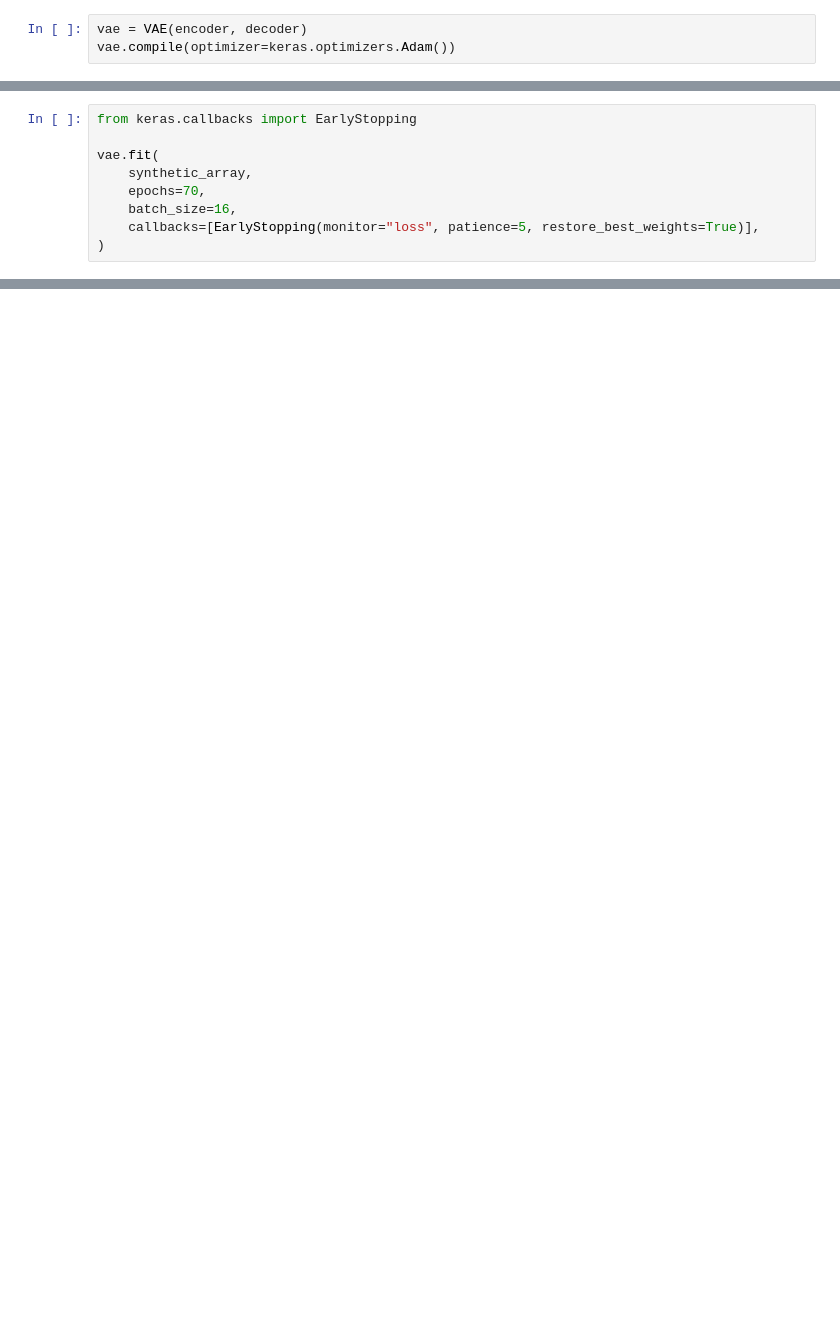
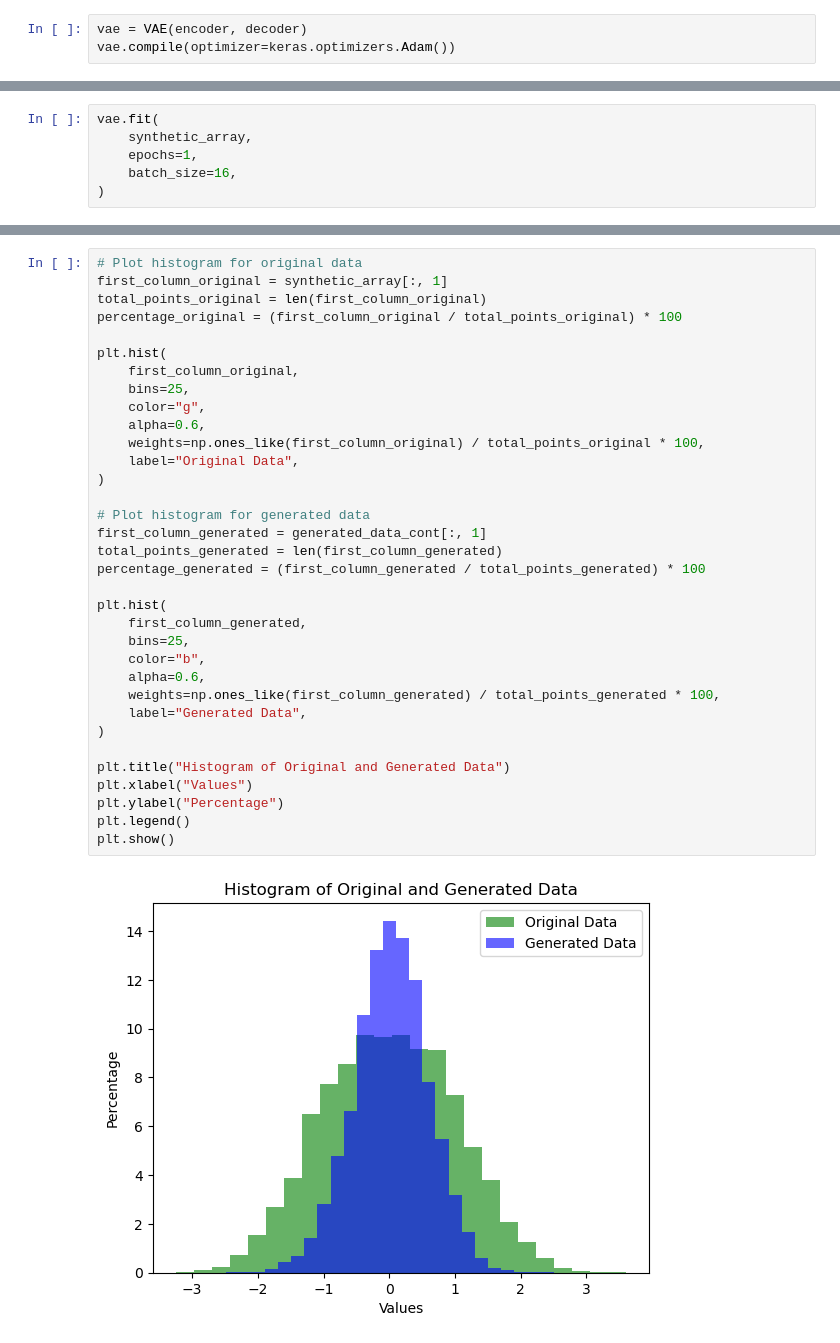
Before and after one commit to MaxIG1/var_auto_for_synth_data, a Jupyter notebook: notebooks/var_auto_working.ipynb, the cells around one changed output, grey strips where cells are left out. Saved outputs shown, nothing was run; the diff lists cells and outputs as text; blank space fills up the shorter version.

```diff
--- a/notebooks/var_auto_working.ipynb
+++ b/notebooks/var_auto_working.ipynb
@@ -235,9 +193,0 @@ test_data, validation_data = train_test_split(
-# %%
-from keras.callbacks import EarlyStopping
-
-vae.fit(
-    synthetic_array,
-    epochs=70,
-    batch_size=16,
-    callbacks=[EarlyStopping(monitor="loss", patience=5, restore_best_weights=True)],
-)
@@ -250,0 +194,6 @@ KeyboardInterrupt:
+# %%
+vae.fit(
+    synthetic_array,
+    epochs=1,
+    batch_size=16,
+)
@@ -385,0 +219,36 @@ KL Divergence: (nan, array([1.60661648, 0.        , 0.        , 0.        , 0.
+# %%
+# Plot histogram for original data
+first_column_original = synthetic_array[:, 1]
+total_points_original = len(first_column_original)
+percentage_original = (first_column_original / total_points_original) * 100
+
+plt.hist(
+    first_column_original,
+    bins=25,
+    color="g",
+    alpha=0.6,
+    weights=np.ones_like(first_column_original) / total_points_original * 100,
+    label="Original Data",
+)
+
+# Plot histogram for generated data
+first_column_generated = generated_data_cont[:, 1]
+total_points_generated = len(first_column_generated)
+percentage_generated = (first_column_generated / total_points_generated) * 100
+
+plt.hist(
+    first_column_generated,
+    bins=25,
+    color="b",
+    alpha=0.6,
+    weights=np.ones_like(first_column_generated) / total_points_generated * 100,
+    label="Generated Data",
+)
+
+plt.title("Histogram of Original and Generated Data")
+plt.xlabel("Values")
+plt.ylabel("Percentage")
+plt.legend()
+plt.show()
+# %% [output]
+[figure, added]
```
Also changed, not shown: parts of 31 cells of this notebook.
